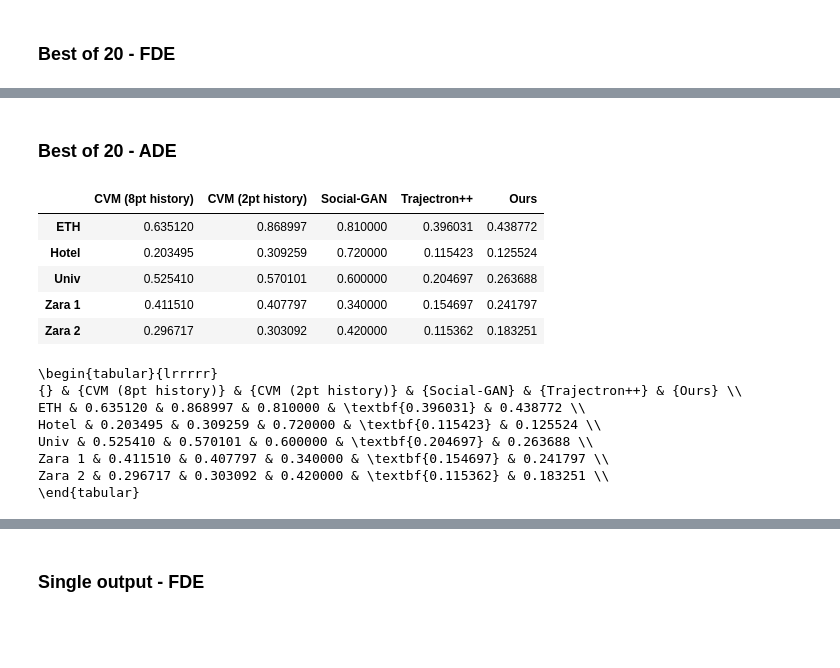
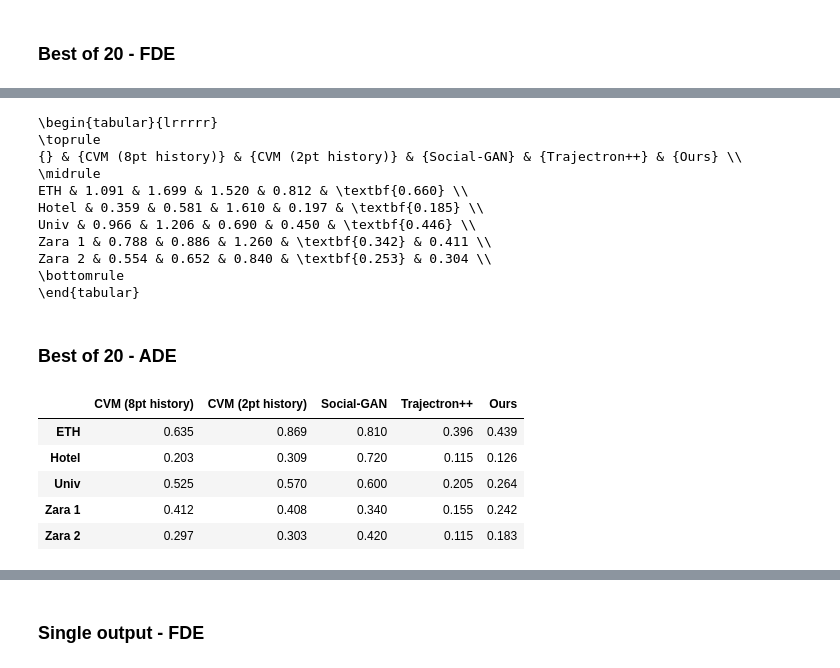
Before and after one commit to karlriis/trajectory-forecasting, a Jupyter notebook: our_method_results_comparison.ipynb, the cells around one changed output, grey strips where cells are left out. Saved outputs shown, nothing was run; the diff lists cells and outputs as text; code cells hidden in the pictures; blank space fills up the shorter version.

```diff
--- a/our_method_results_comparison.ipynb
+++ b/our_method_results_comparison.ipynb
@@ -579,23 +563,28 @@ Zara 2 & 0.553935 & 0.651882 & 0.840000 & \textbf{0.253352} & 0.304201 \\
+# %%
+#print(df_best_of_20_fde.to_latex(header=False))
+
+print(df_best_of_20_fde.style.highlight_min(props='textbf:--rwrap', axis=1).format(precision=3).to_latex(hrules=True))
+# %% [output]
+\begin{tabular}{lrrrrr}
+\toprule
+{} & {CVM (8pt history)} & {CVM (2pt history)} & {Social-GAN} & {Trajectron++} & {Ours} \\
+\midrule
+ETH & 1.091 & 1.699 & 1.520 & 0.812 & \textbf{0.660} \\
+Hotel & 0.359 & 0.581 & 1.610 & 0.197 & \textbf{0.185} \\
+Univ & 0.966 & 1.206 & 0.690 & 0.450 & \textbf{0.446} \\
+Zara 1 & 0.788 & 0.886 & 1.260 & \textbf{0.342} & 0.411 \\
+Zara 2 & 0.554 & 0.652 & 0.840 & \textbf{0.253} & 0.304 \\
+\bottomrule
+\end{tabular}
 # %% [markdown]
 ### Best of 20 - ADE
-# %%
-# K-means without smoothing
-df_best_of_20_ade.style.highlight_min(color = 'lightgreen', axis = 1)
-# %% [output]
-|  | CVM (8pt history) | CVM (2pt history) | Social-GAN | Trajectron++ | Ours |
-| ETH | 0.635120 | 0.868997 | 0.810000 | 0.396031 | 0.438772 |
-| Hotel | 0.203495 | 0.309259 | 0.720000 | 0.115423 | 0.125524 |
-| Univ | 0.525410 | 0.570101 | 0.600000 | 0.204697 | 0.263688 |
-| Zara 1 | 0.411510 | 0.407797 | 0.340000 | 0.154697 | 0.241797 |
-| Zara 2 | 0.296717 | 0.303092 | 0.420000 | 0.115362 | 0.183251 |
-# %%
-print(df_best_of_20_ade.style.highlight_min(props='textbf:--rwrap', axis=1).to_latex())
-# %% [output]
-\begin{tabular}{lrrrrr}
-{} & {CVM (8pt history)} & {CVM (2pt history)} & {Social-GAN} & {Trajectron++} & {Ours} \\
-ETH & 0.635120 & 0.868997 & 0.810000 & \textbf{0.396031} & 0.438772 \\
-Hotel & 0.203495 & 0.309259 & 0.720000 & \textbf{0.115423} & 0.125524 \\
-Univ & 0.525410 & 0.570101 & 0.600000 & \textbf{0.204697} & 0.263688 \\
-Zara 1 & 0.411510 & 0.407797 & 0.340000 & \textbf{0.154697} & 0.241797 \\
-Zara 2 & 0.296717 & 0.303092 & 0.420000 & \textbf{0.115362} & 0.183251 \\
-\end{tabular}
+# %%
+# K-means without smoothing
+df_best_of_20_ade.style.highlight_min(color = 'lightgreen', axis = 1).format(precision=3)
+# %% [output]
+|  | CVM (8pt history) | CVM (2pt history) | Social-GAN | Trajectron++ | Ours |
+| ETH | 0.635 | 0.869 | 0.810 | 0.396 | 0.439 |
+| Hotel | 0.203 | 0.309 | 0.720 | 0.115 | 0.126 |
+| Univ | 0.525 | 0.570 | 0.600 | 0.205 | 0.264 |
+| Zara 1 | 0.412 | 0.408 | 0.340 | 0.155 | 0.242 |
+| Zara 2 | 0.297 | 0.303 | 0.420 | 0.115 | 0.183 |
```
Also changed, not shown: parts of 10 cells of this notebook.
